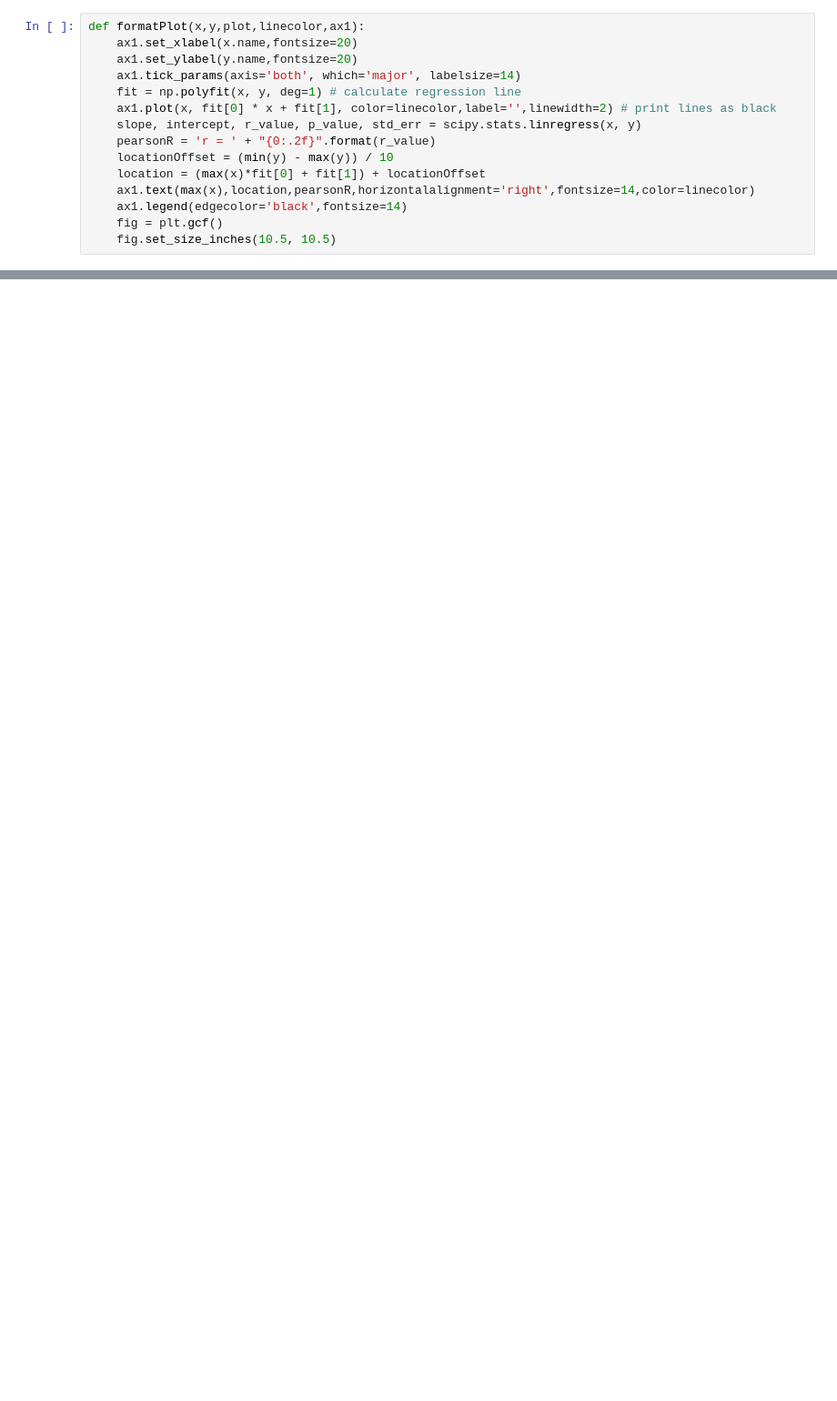
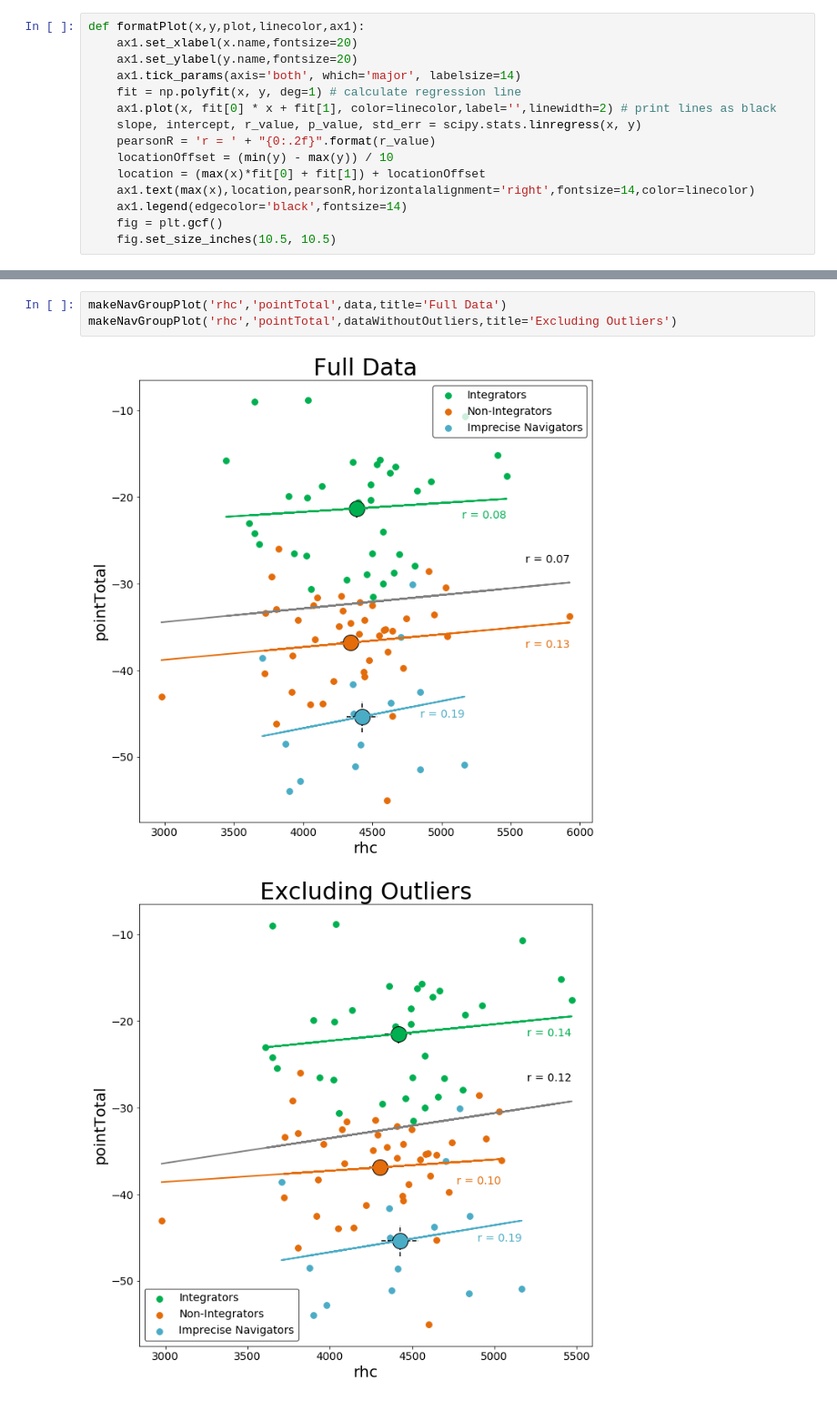
Before and after one commit to smweis/Silcton_MRI, a Jupyter notebook: jupyter_analysis/Silcton.ipynb, the cells around one changed output, grey strips where cells are left out. Shown at 91% size. Cells and saved outputs as stored; diff of their text form; blank space fills up the shorter version.

```diff
--- a/jupyter_analysis/Silcton.ipynb
+++ b/jupyter_analysis/Silcton.ipynb
@@ -458,0 +433,6 @@ pwd
+# %%
+makeNavGroupPlot('rhc','pointTotal',data,title='Full Data')
+makeNavGroupPlot('rhc','pointTotal',dataWithoutOutliers,title='Excluding Outliers')
+# %% [output]
+[figure, added]
+[figure, added]
```
Also changed, not shown: parts of 86 cells of this notebook, 6 other files.
